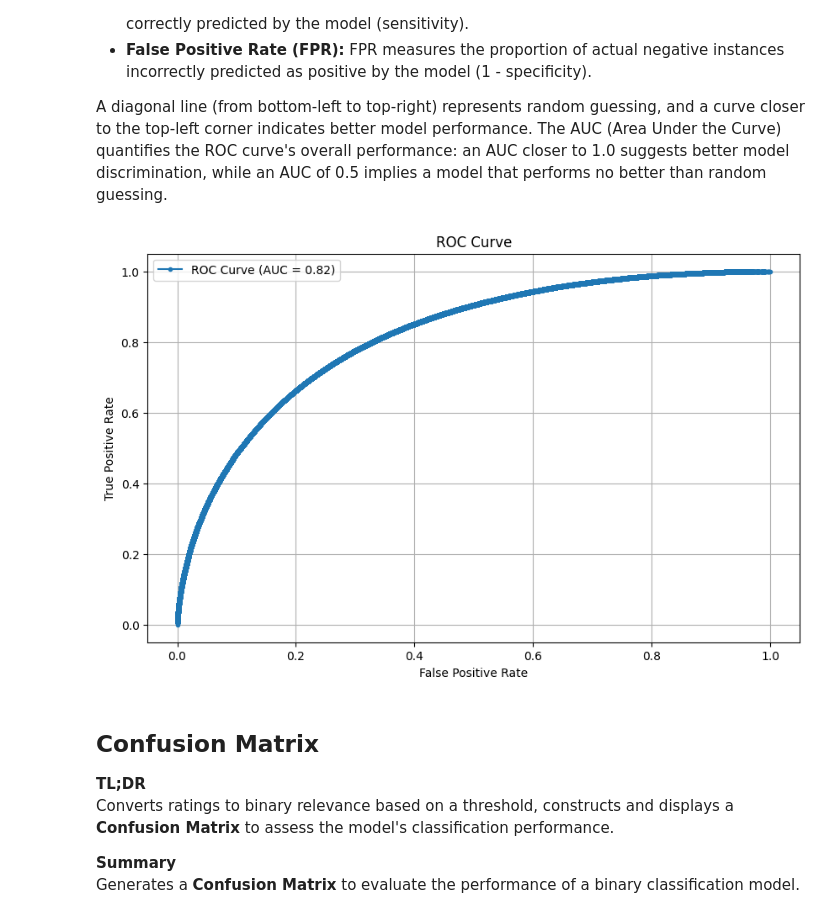
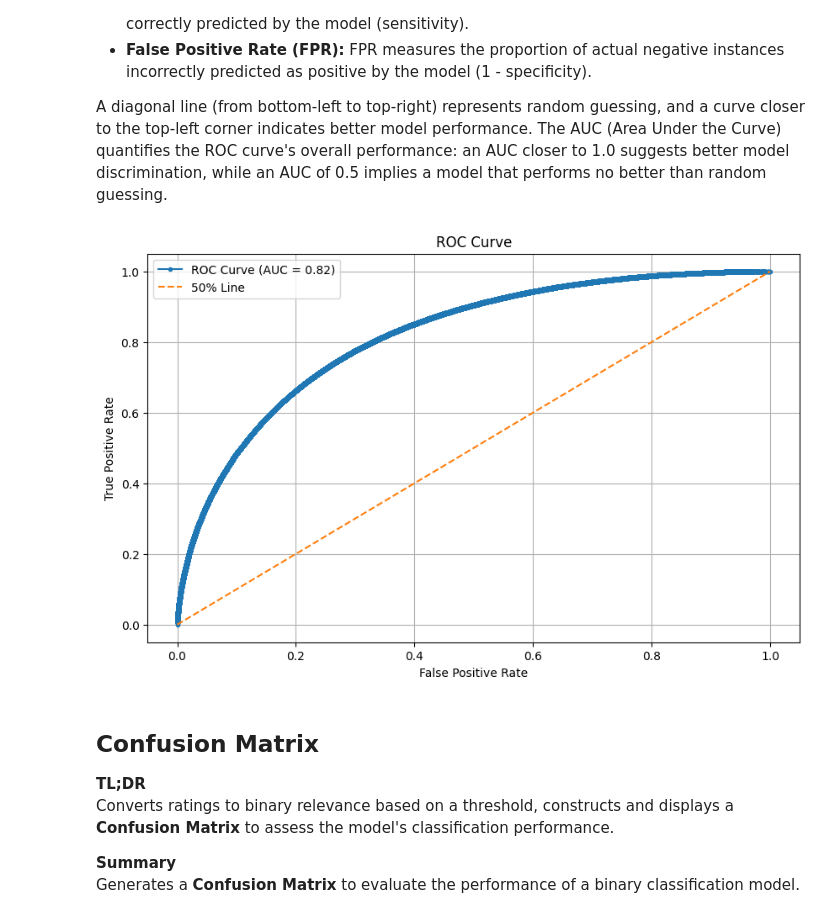
Before and after one commit to VeryFatBoy/recommender-workshop, a Jupyter notebook: notebooks/3_movie_recommender.ipynb, the cells around one changed output. Saved outputs shown, nothing was run; the diff lists cells and outputs as text; code cells hidden in the pictures.

```diff
--- a/notebooks/3_movie_recommender.ipynb
+++ b/notebooks/3_movie_recommender.ipynb
@@ -255,23 +253,29 @@ A diagonal line (from bottom-left to top-right) represents random guessing, and
 # %%
 fpr, tpr, _ = roc_curve(y_true_binary, y_pred)
 roc_auc = auc(fpr, tpr)
 plt.figure(figsize = (10, 6))
 plt.plot(
     fpr,
     tpr,
     marker = ".",
     label = f"ROC Curve (AUC = {roc_auc:.2f})"
 )
+plt.plot(
+    [0, 1],
+    [0, 1],
+    linestyle = "--",
+    label = "50% Line"
+)
 
 plt.title("ROC Curve")
 plt.xlabel("False Positive Rate")
 plt.ylabel("True Positive Rate")
 plt.legend()
 
 plt.grid(True)
 plt.show()
 # %% [output]
-[figure, old version]
+[figure, new version]
 # %% [markdown]
 ## Confusion Matrix
 
```
Also changed, not shown: parts of 1 cell of this notebook.
